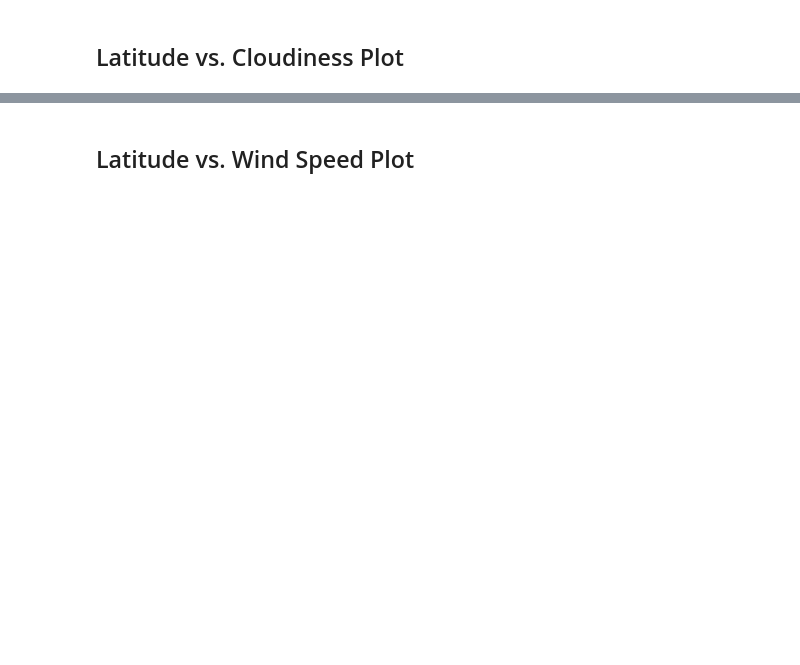
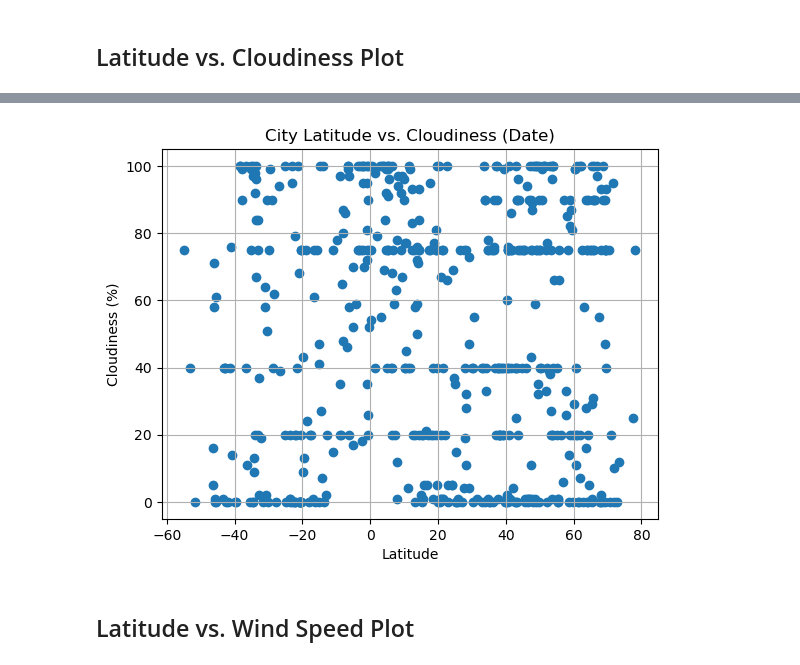
Before and after one commit to vgpass/python_api-challenge, a Jupyter notebook: WeatherPy/WeatherPyworking.ipynb, the cells around one changed output, grey strips where cells are left out. Cells and saved outputs as stored; diff of their text form; code cells hidden in the pictures; blank space fills up the shorter version.

```diff
--- a/WeatherPy/WeatherPyworking.ipynb
+++ b/WeatherPy/WeatherPyworking.ipynb
@@ -244,2 +304,11 @@ Int64Index([], dtype='int64')
+# %%
+plt.scatter(cities_clean_data['Lat'], cities_clean_data['Cloudiness'])
+plt.title('City Latitude vs. Cloudiness (Date)')
+plt.xlabel('Latitude')
+plt.ylabel('Cloudiness (%)')
+plt.grid()
+plt.show()
+# %% [output]
+[figure, added]
 # %% [markdown]
 ## Latitude vs. Wind Speed Plot
```
Also changed, not shown: parts of 42 cells of this notebook, 3 other files.
